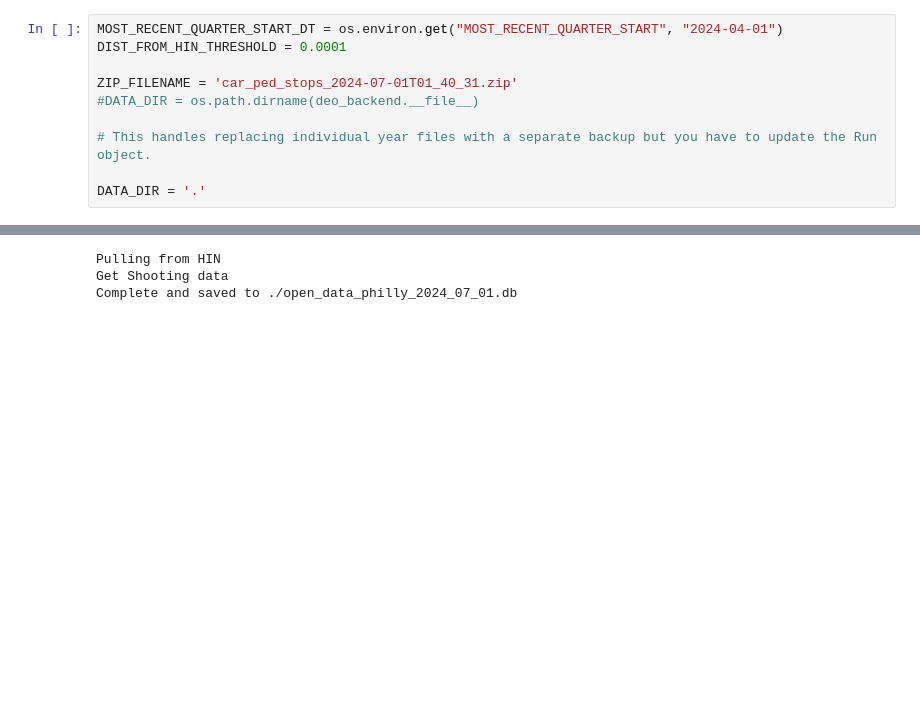
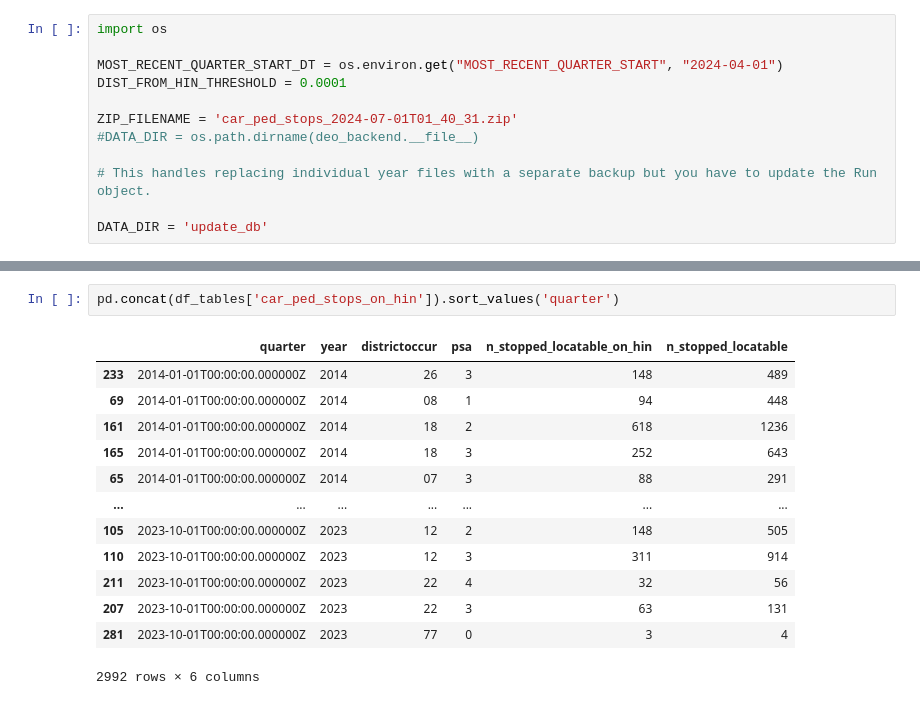
Before and after one commit to Police-Accountability-Unit-PHL-Defender/deo-backend, a Jupyter notebook: deo_backend/update_db.ipynb, the cells around one changed output, grey strips where cells are left out. Saved outputs shown, nothing was run; the diff lists cells and outputs as text; blank space fills up the shorter version.

```diff
--- a/deo_backend/update_db.ipynb
+++ b/deo_backend/update_db.ipynb
@@ -1,4 +1,6 @@
 # %%
+import os
+
 MOST_RECENT_QUARTER_START_DT = os.environ.get("MOST_RECENT_QUARTER_START", "2024-04-01")
 DIST_FROM_HIN_THRESHOLD = 0.0001
 
@@ -7,4 +9,4 @@ ZIP_FILENAME = 'car_ped_stops_2024-07-01T01_40_31.zip'
 
 # This handles replacing individual year files with a separate backup but you have to update the Run object.
 
-DATA_DIR = '.'
+DATA_DIR = 'update_db'
@@ -718,5 +735,16 @@ Complete and saved to ./open_data_philly_2024_07_01.db
 # %%
+pd.concat(df_tables['car_ped_stops_on_hin']).sort_values('quarter')
 # %% [output]
+|  | quarter | year | districtoccur | psa | n_stopped_locatable_on_hin | n_stopped_locatable |
+| 233 | 2014-01-01T00:00:00.000000Z | 2014 | 26 | 3 | 148 | 489 |
+| 69 | 2014-01-01T00:00:00.000000Z | 2014 | 08 | 1 | 94 | 448 |
+| 161 | 2014-01-01T00:00:00.000000Z | 2014 | 18 | 2 | 618 | 1236 |
+| 165 | 2014-01-01T00:00:00.000000Z | 2014 | 18 | 3 | 252 | 643 |
+| 65 | 2014-01-01T00:00:00.000000Z | 2014 | 07 | 3 | 88 | 291 |
+| ... | ... | ... | ... | ... | ... | ... |
+| 105 | 2023-10-01T00:00:00.000000Z | 2023 | 12 | 2 | 148 | 505 |
+| 110 | 2023-10-01T00:00:00.000000Z | 2023 | 12 | 3 | 311 | 914 |
+| 211 | 2023-10-01T00:00:00.000000Z | 2023 | 22 | 4 | 32 | 56 |
+| 207 | 2023-10-01T00:00:00.000000Z | 2023 | 22 | 3 | 63 | 131 |
+| 281 | 2023-10-01T00:00:00.000000Z | 2023 | 77 | 0 | 3 | 4 |
-Pulling from HIN
-Get Shooting data
-Complete and saved to ./open_data_philly_2024_07_01.db
+2992 rows × 6 columns
```
Also changed, not shown: parts of 2 cells of this notebook, 25 other files.
